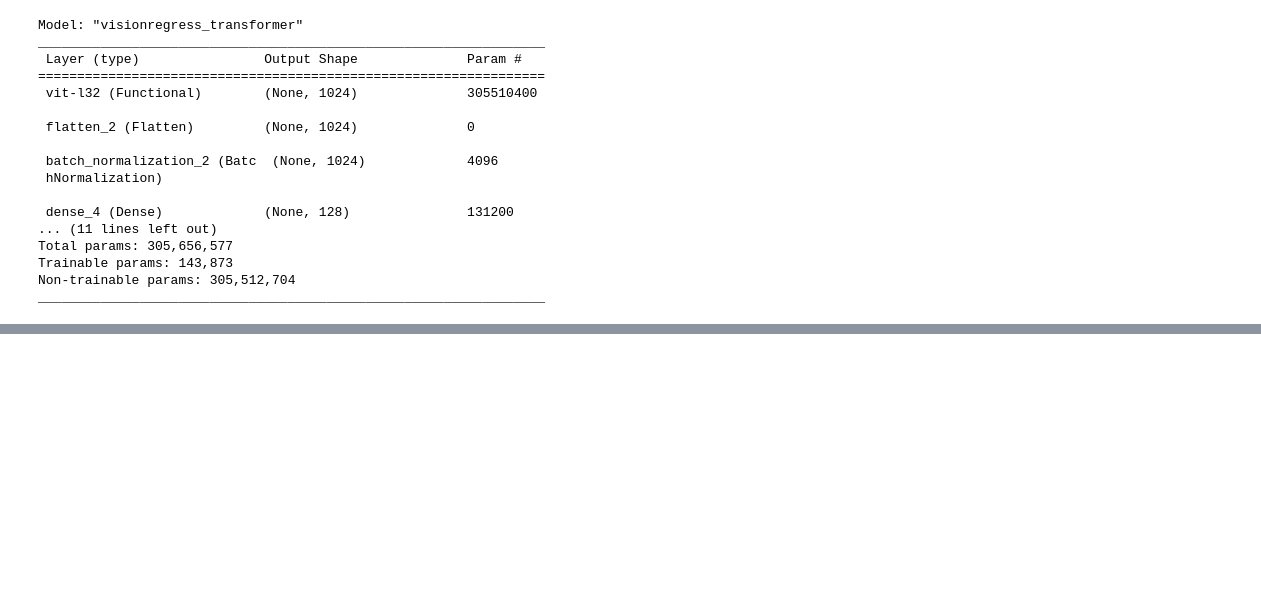
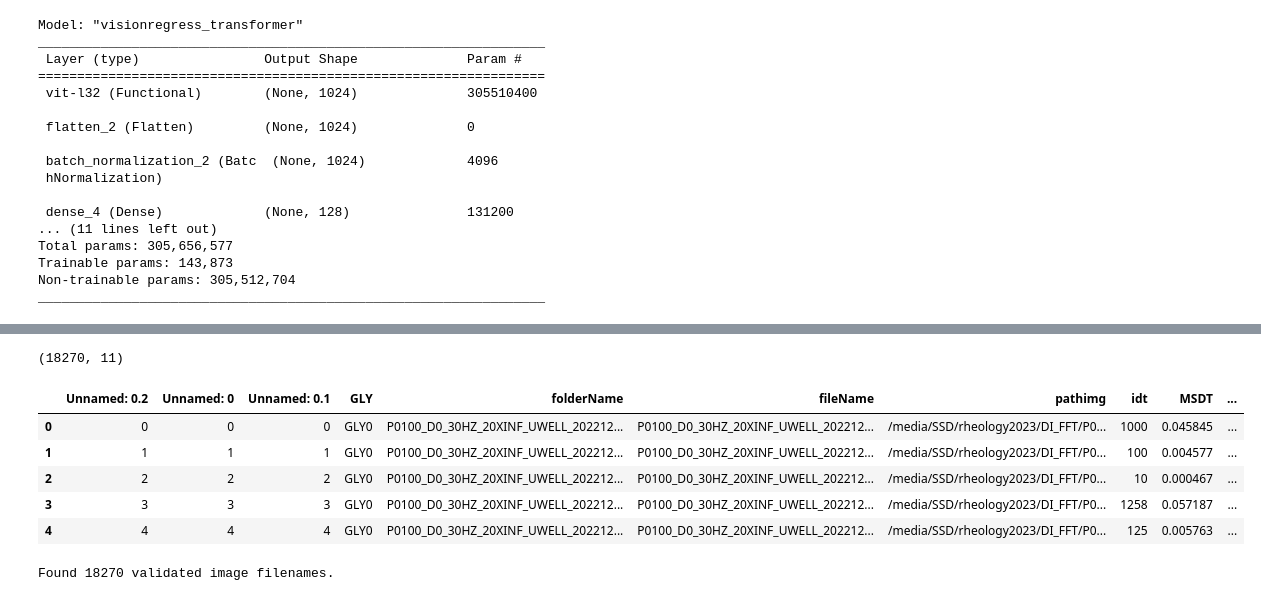
Before and after one commit to WiratchawaKannika/VisionTransformer-LinearRegression_TF, a Jupyter notebook: Vit_Regress-2.ipynb, the cells around one changed output, grey strips where cells are left out. Cells and saved outputs as stored; diff of their text form; code cells hidden in the pictures; blank space fills up the shorter version.

Commit message:
update valid

```diff
--- a/Vit_Regress-2.ipynb
+++ b/Vit_Regress-2.ipynb
@@ -490,0 +531,17 @@ ValueError: No such layer: class_token. Existing layers are: ['vit-l32', 'flatte
+# %%
+fold = 1
+data_path = "/home/kannika/codes_AI/Rheology2023/MSDTGLY7Level10fold_datatrain_tSecond.csv"
+
+DF = pd.read_csv(data_path)
+## Split train valid set.
+DF_TRAIN = DF[DF["fold"]!= fold].reset_index(drop=True)
+print(DF_TRAIN.shape)
+DF_TRAIN.head()
+# %% [output]
+(18270, 11)
+|  | Unnamed: 0.2 | Unnamed: 0 | Unnamed: 0.1 | GLY | folderName | fileName | pathimg | idt | MSDT | ... |
+| 0 | 0 | 0 | 0 | GLY0 | P0100_D0_30HZ_20XINF_UWELL_202212... | P0100_D0_30HZ_20XINF_UWELL_202212... | /media/SSD/rheology2023/DI_FFT/P0... | 1000 | 0.045845 | ... |
+| 1 | 1 | 1 | 1 | GLY0 | P0100_D0_30HZ_20XINF_UWELL_202212... | P0100_D0_30HZ_20XINF_UWELL_202212... | /media/SSD/rheology2023/DI_FFT/P0... | 100 | 0.004577 | ... |
+| 2 | 2 | 2 | 2 | GLY0 | P0100_D0_30HZ_20XINF_UWELL_202212... | P0100_D0_30HZ_20XINF_UWELL_202212... | /media/SSD/rheology2023/DI_FFT/P0... | 10 | 0.000467 | ... |
+| 3 | 3 | 3 | 3 | GLY0 | P0100_D0_30HZ_20XINF_UWELL_202212... | P0100_D0_30HZ_20XINF_UWELL_202212... | /media/SSD/rheology2023/DI_FFT/P0... | 1258 | 0.057187 | ... |
+| 4 | 4 | 4 | 4 | GLY0 | P0100_D0_30HZ_20XINF_UWELL_202212... | P0100_D0_30HZ_20XINF_UWELL_202212... | /media/SSD/rheology2023/DI_FFT/P0... | 125 | 0.005763 | ... |
@@ -490,0 +562,13 @@ ValueError: No such layer: class_token. Existing layers are: ['vit-l32', 'flatte
+# %%
+BATCH_SIZE = 16
+train_generator = train_datagen.flow_from_dataframe(
+            dataframe = DF_TRAIN,
+            directory = None,
+            x_col = 'pathimg',
+            y_col = 'MSDT',
+            target_size = (image_size, image_size),
+            batch_size=BATCH_SIZE,
+            color_mode= 'rgb',
+            class_mode='raw')
+# %% [output]
+Found 18270 validated image filenames.
```
Also changed, not shown: parts of 9 cells of this notebook, 4 other files.
